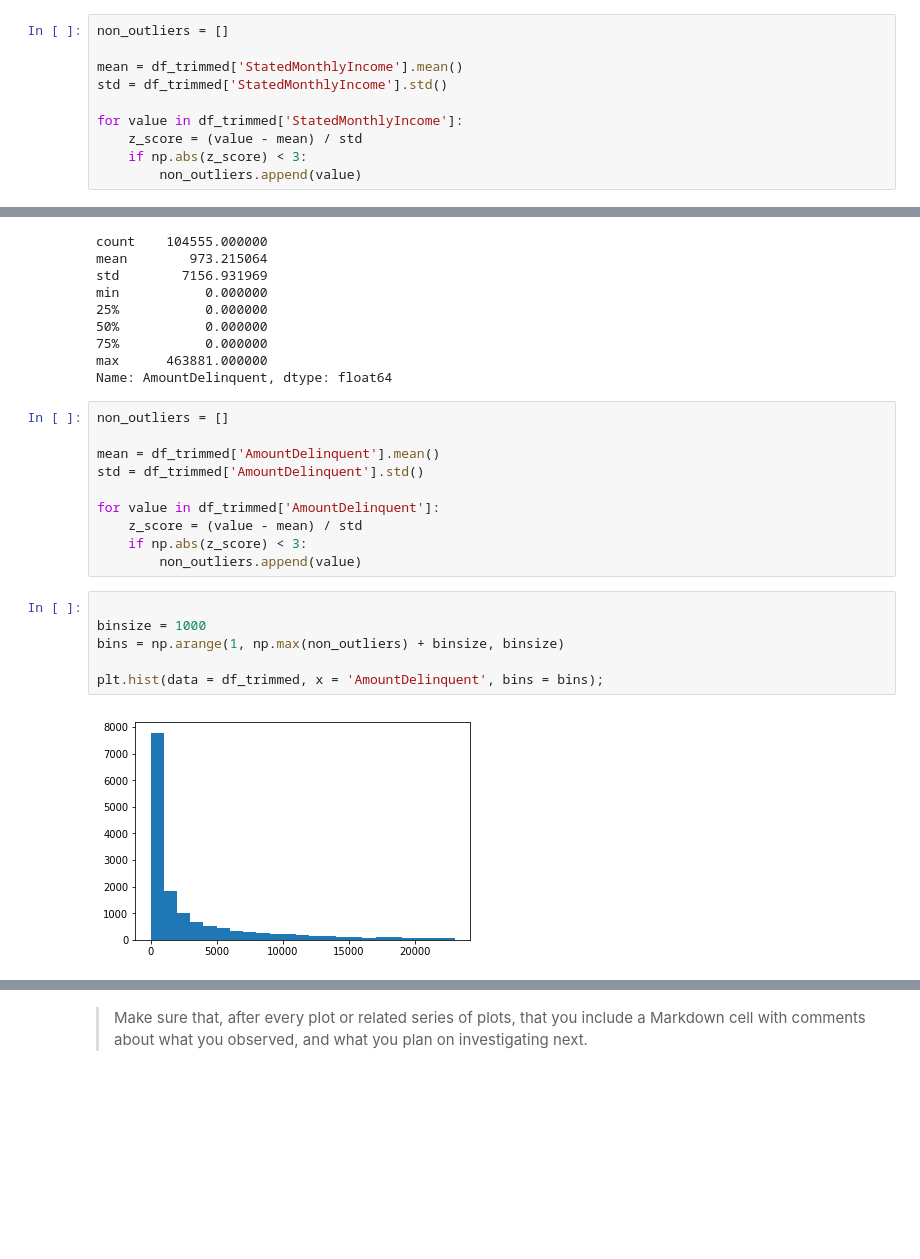
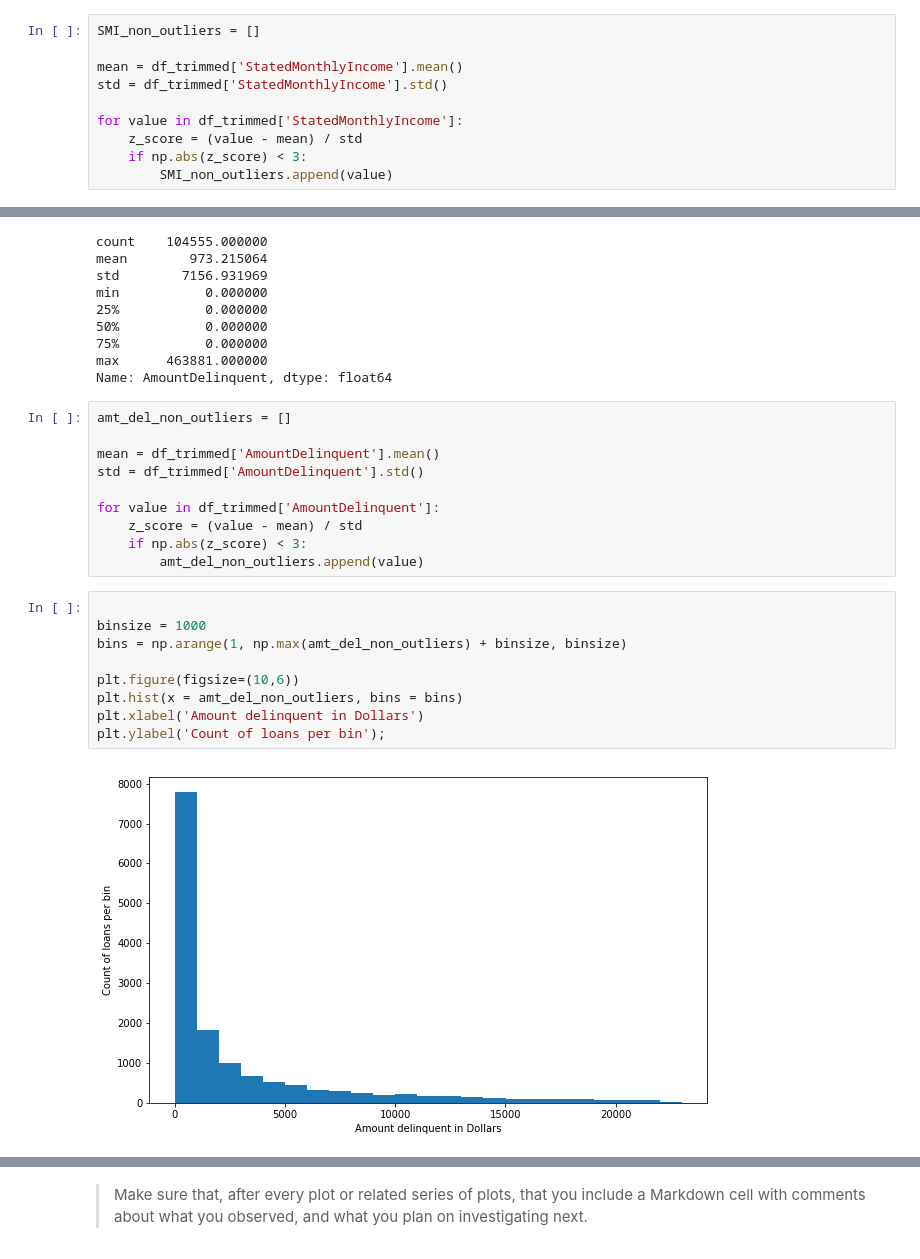
Before and after one commit to Jeff-VA/Udacity-Communicate-Data-Project, a Jupyter notebook: exploration.ipynb, the cells around one changed output, grey strips where cells are left out. Drawn from its saved outputs; the diff is of its cells as text; blank space fills up the shorter version.

Commit message:
Finalized univariate visualizations

```diff
--- a/exploration.ipynb
+++ b/exploration.ipynb
@@ -385,7 +399,7 @@ min      0.000000e+00
 max      1.750003e+06
 Name: StatedMonthlyIncome, dtype: float64
 # %%
-non_outliers = []
+SMI_non_outliers = []
 
 mean = df_trimmed['StatedMonthlyIncome'].mean()
 std = df_trimmed['StatedMonthlyIncome'].std()
@@ -393,7 +407,7 @@ std = df_trimmed['StatedMonthlyIncome'].std()
 for value in df_trimmed['StatedMonthlyIncome']:
     z_score = (value - mean) / std
     if np.abs(z_score) < 3:
-        non_outliers.append(value)
+        SMI_non_outliers.append(value)
 # %%
 plt.figure(figsize=(12,10))
 binsize = 500
@@ -420,7 +434,7 @@ min           0.000000
 max      463881.000000
 Name: AmountDelinquent, dtype: float64
 # %%
-non_outliers = []
+amt_del_non_outliers = []
 
 mean = df_trimmed['AmountDelinquent'].mean()
 std = df_trimmed['AmountDelinquent'].std()
@@ -428,12 +442,15 @@ std = df_trimmed['AmountDelinquent'].std()
 for value in df_trimmed['AmountDelinquent']:
     z_score = (value - mean) / std
     if np.abs(z_score) < 3:
-        non_outliers.append(value)
+        amt_del_non_outliers.append(value)
 # %%
 
 binsize = 1000
-bins = np.arange(1, np.max(non_outliers) + binsize, binsize)
+bins = np.arange(1, np.max(amt_del_non_outliers) + binsize, binsize)
 
-plt.hist(data = df_trimmed, x = 'AmountDelinquent', bins = bins);
+plt.figure(figsize=(10,6))
+plt.hist(x = amt_del_non_outliers, bins = bins)
+plt.xlabel('Amount delinquent in Dollars')
+plt.ylabel('Count of loans per bin');
 # %% [output]
-[figure, old version]
+[figure, new version]
```
Also changed, not shown: parts of 6 cells of this notebook.
